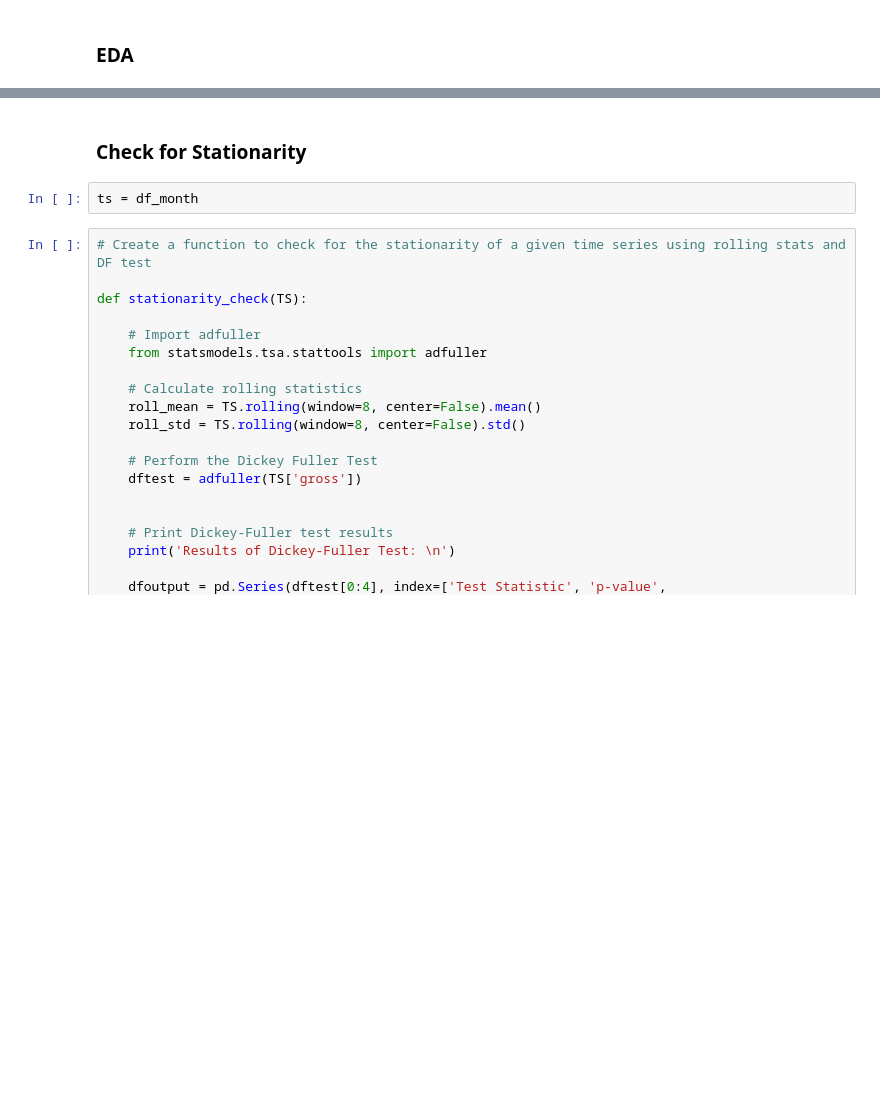
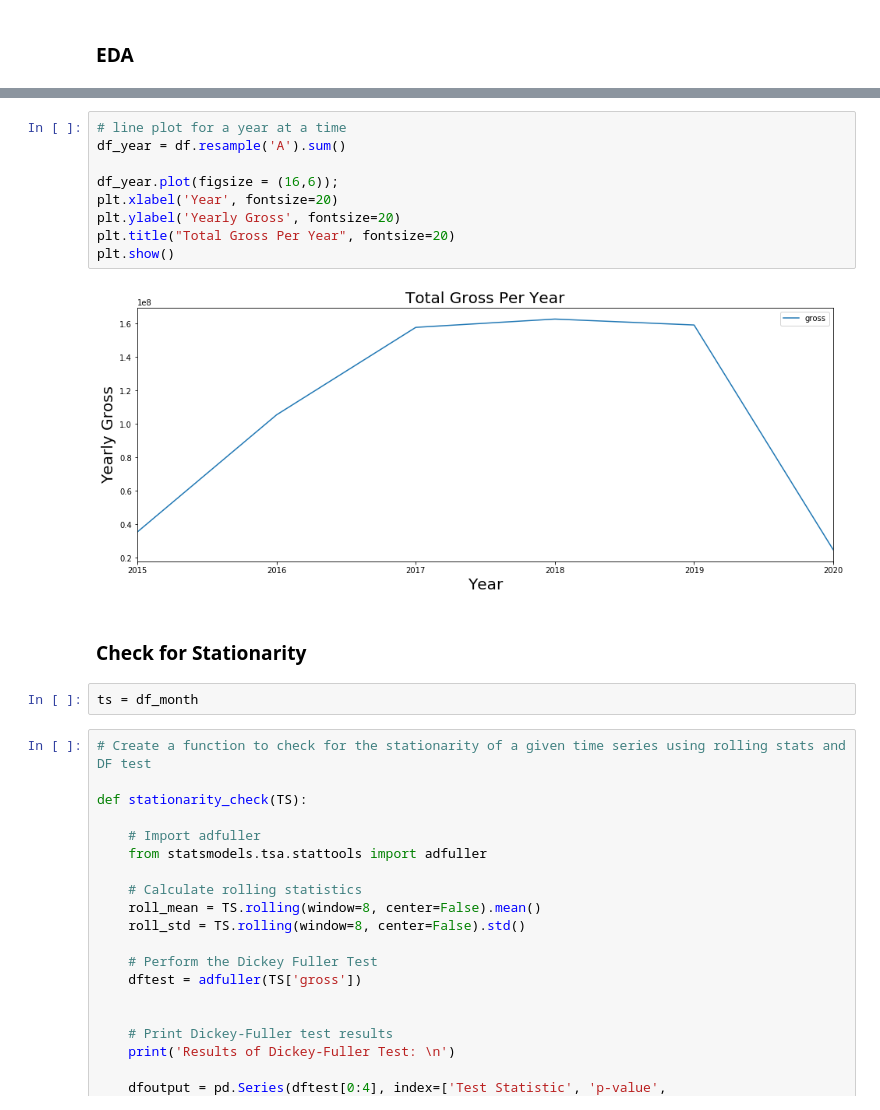
Before and after one commit to yjschein/Broadway_Show_Predictions, a Jupyter notebook: FinalNotebook.ipynb, the cells around one changed output, grey strips where cells are left out. Saved outputs shown, nothing was run; the diff lists cells and outputs as text; blank space fills up the shorter version.

```diff
--- a/FinalNotebook.ipynb
+++ b/FinalNotebook.ipynb
@@ -96,3 +98,14 @@ date
+# %%
+# line plot for a year at a time
+df_year = df.resample('A').sum()
+
+df_year.plot(figsize = (16,6));
+plt.xlabel('Year', fontsize=20)
+plt.ylabel('Yearly Gross', fontsize=20)
+plt.title("Total Gross Per Year", fontsize=20)
+plt.show()
+# %% [output]
+[figure, added]
 # %% [markdown]
 ### Check for Stationarity
 # %%
```
Also changed, not shown: parts of 11 cells of this notebook, 1 other file.
